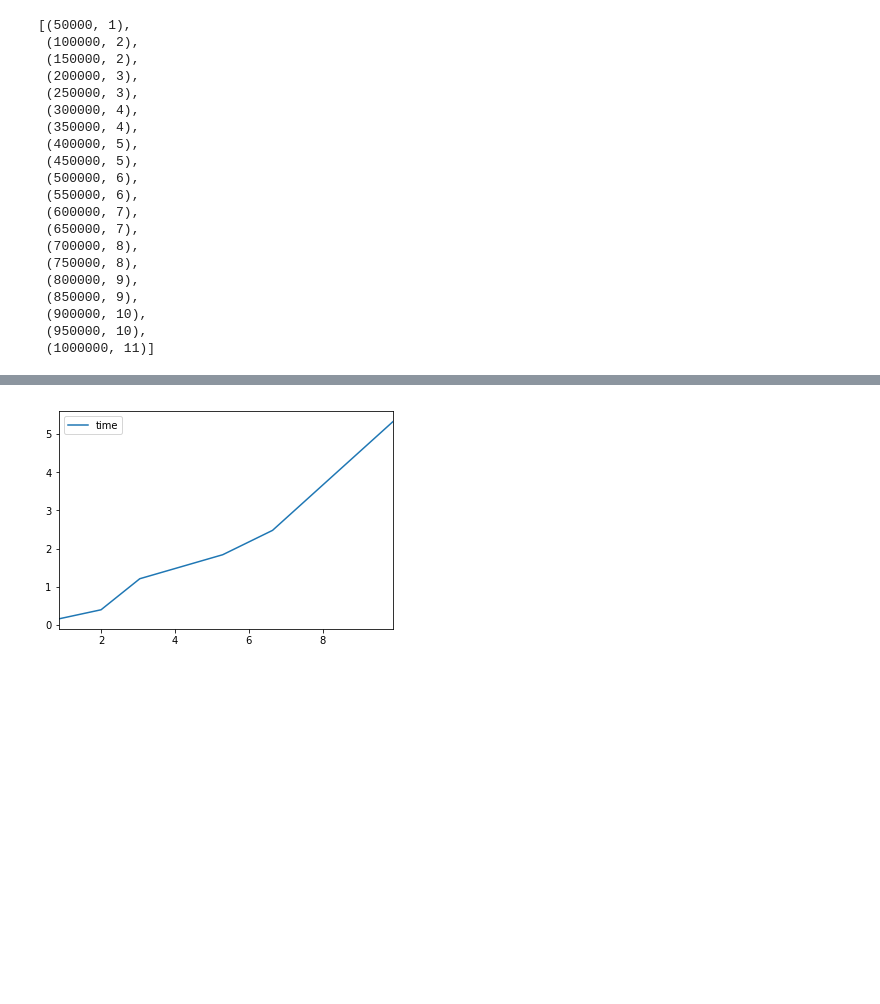
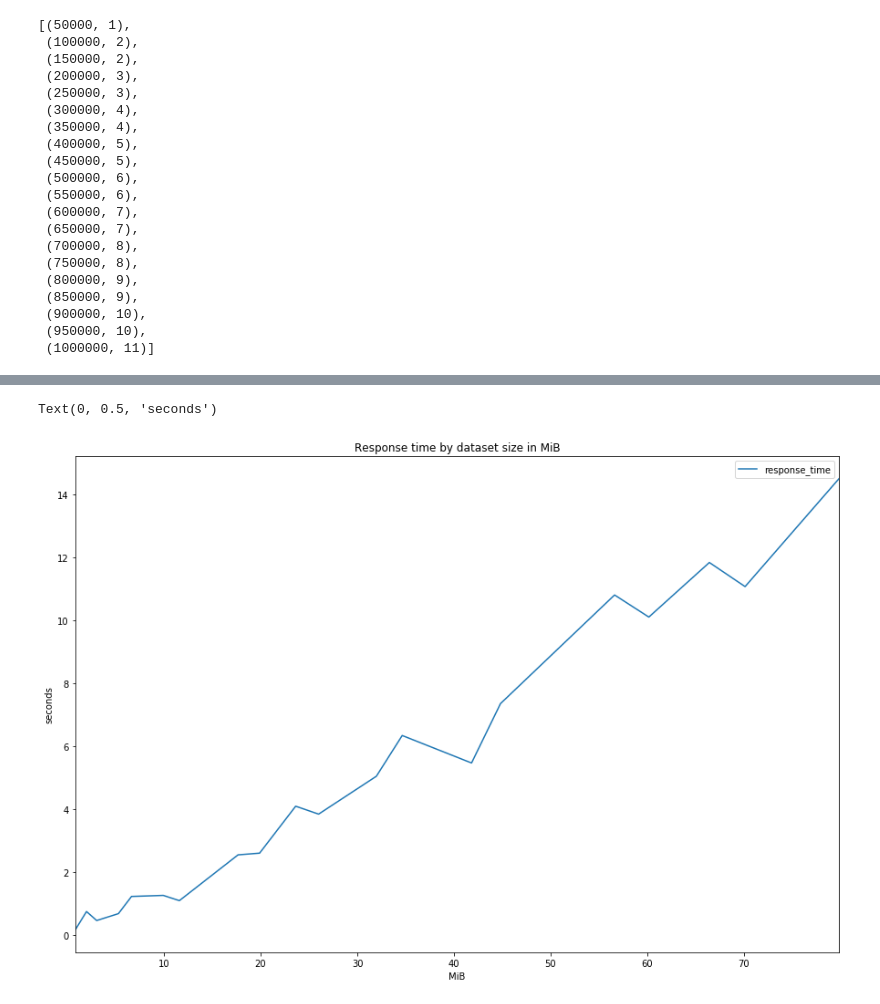
Before and after one commit to oslomet-arx-as-a-service/ARXaaS-load-testing, a Jupyter notebook: window-dataset-load-testing.ipynb, the cells around one changed output, grey strips where cells are left out. Drawn from its saved outputs; the diff is of its cells as text; code cells hidden in the pictures; blank space fills up the shorter version.

```diff
--- a/window-dataset-load-testing.ipynb
+++ b/window-dataset-load-testing.ipynb
@@ -70,4 +108,7 @@ result_df
-# %%
-result_df.plot();
-# %% [output]
-[figure, removed]
+# %%
+ax = mb_df.plot(figsize=(15,10), title="Response time by dataset size in MiB");
+ax.set_xlabel("MiB")
+ax.set_ylabel("seconds")
+# %% [output]
+Text(0, 0.5, 'seconds')
+[figure, added]
```
Also changed, not shown: parts of 12 cells of this notebook, 22 other files.
